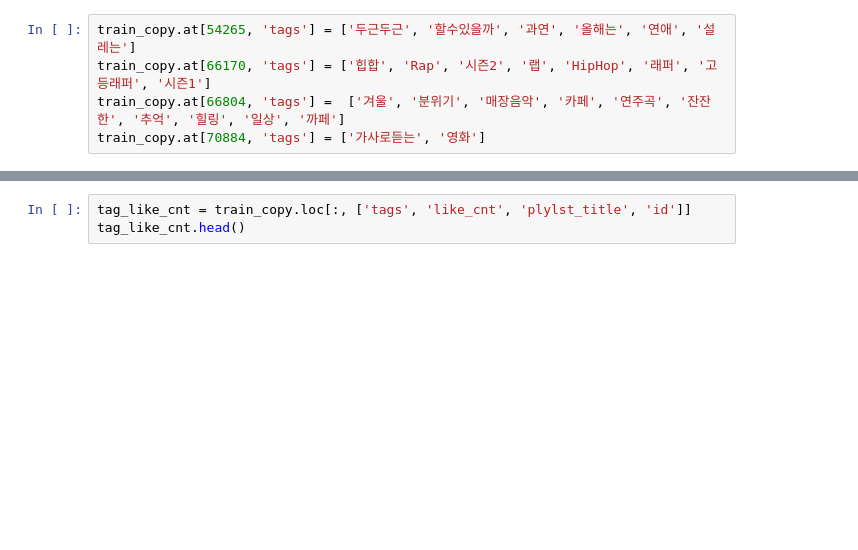
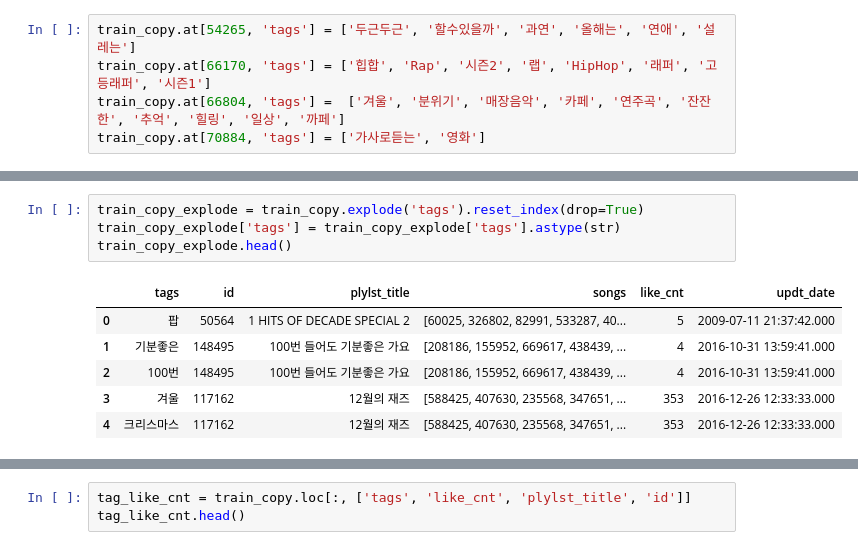
Before and after one commit to pulpo125/AIPlayer_Pling, a Jupyter notebook: 전처리_KNN_tag.ipynb, the cells around one changed output, grey strips where cells are left out. Saved outputs shown, nothing was run; the diff lists cells and outputs as text; blank space fills up the shorter version.

```diff
--- a/전처리_KNN_tag.ipynb
+++ b/전처리_KNN_tag.ipynb
@@ -106,0 +134,11 @@ train_copy[train_copy['id'].isin(ply_id_del)]
+# %%
+train_copy_explode = train_copy.explode('tags').reset_index(drop=True)
+train_copy_explode['tags'] = train_copy_explode['tags'].astype(str)
+train_copy_explode.head()
+# %% [output]
+|  | tags | id | plylst_title | songs | like_cnt | updt_date |
+| 0 | 팝 | 50564 | 1 HITS OF DECADE SPECIAL 2 | [60025, 326802, 82991, 533287, 40... | 5 | 2009-07-11 21:37:42.000 |
+| 1 | 기분좋은 | 148495 | 100번 들어도 기분좋은 가요 | [208186, 155952, 669617, 438439, ... | 4 | 2016-10-31 13:59:41.000 |
+| 2 | 100번 | 148495 | 100번 들어도 기분좋은 가요 | [208186, 155952, 669617, 438439, ... | 4 | 2016-10-31 13:59:41.000 |
+| 3 | 겨울 | 117162 | 12월의 재즈 | [588425, 407630, 235568, 347651, ... | 353 | 2016-12-26 12:33:33.000 |
+| 4 | 크리스마스 | 117162 | 12월의 재즈 | [588425, 407630, 235568, 347651, ... | 353 | 2016-12-26 12:33:33.000 |
```
Also changed, not shown: parts of 24 cells of this notebook.
